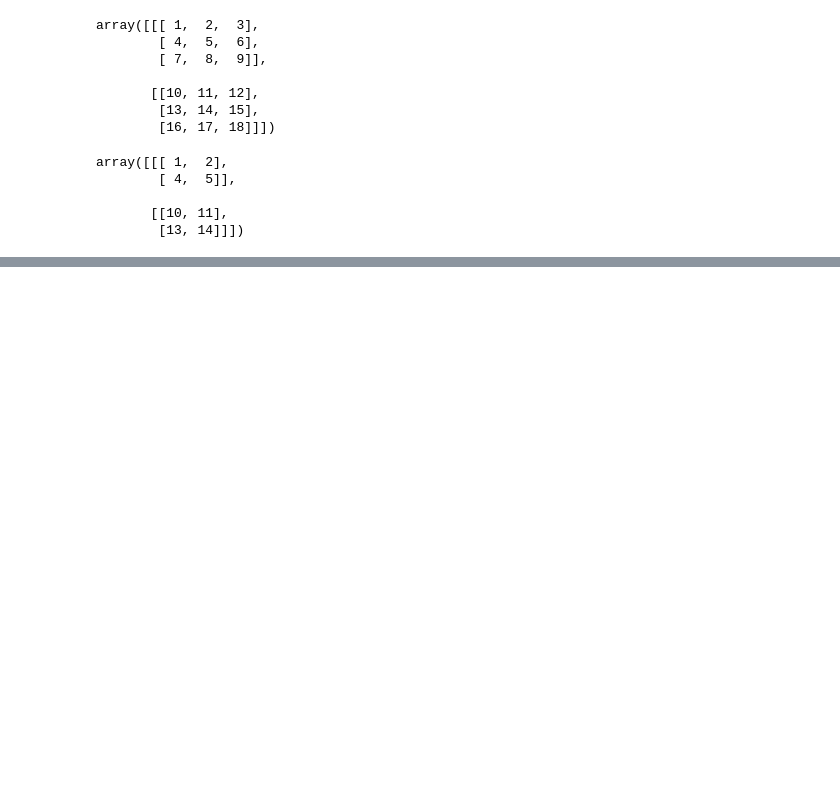
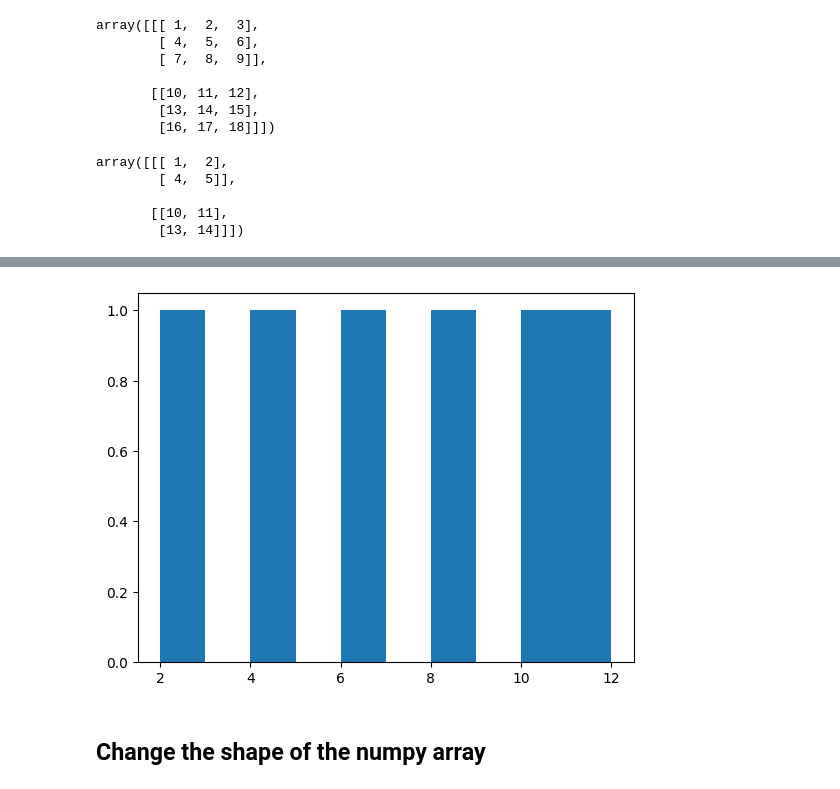
Before and after one commit to rk-3131/ML-and-DS, a Jupyter notebook: Numpy/Numpy datatypes and methods.ipynb, the cells around one changed output, grey strips where cells are left out. Drawn from its saved outputs; the diff is of its cells as text; code cells hidden in the pictures; blank space fills up the shorter version.

Commit message:
Numpy 2

```diff
--- a/Numpy/Numpy datatypes and methods.ipynb
+++ b/Numpy/Numpy datatypes and methods.ipynb
@@ -289,0 +636,5 @@ array([[[ 1,  2],
+# %%
+plt.hist(low_var_array)
+plt.show()
+# %% [output]
+[figure, added]
@@ -289,0 +643,2 @@ array([[[ 1,  2],
+# %% [markdown]
+## Change the shape of the numpy array
```
Also changed, not shown: parts of 108 cells of this notebook.
